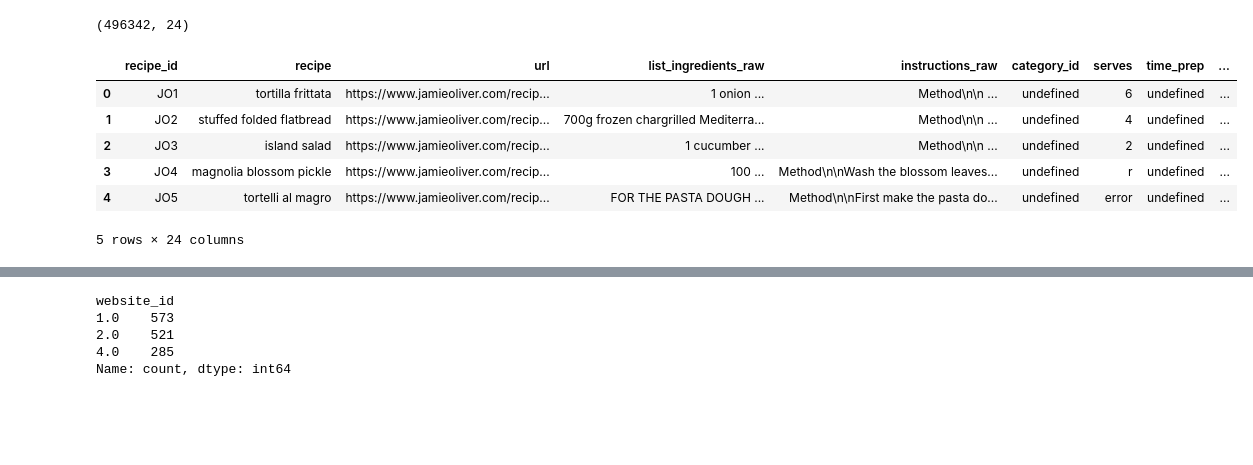
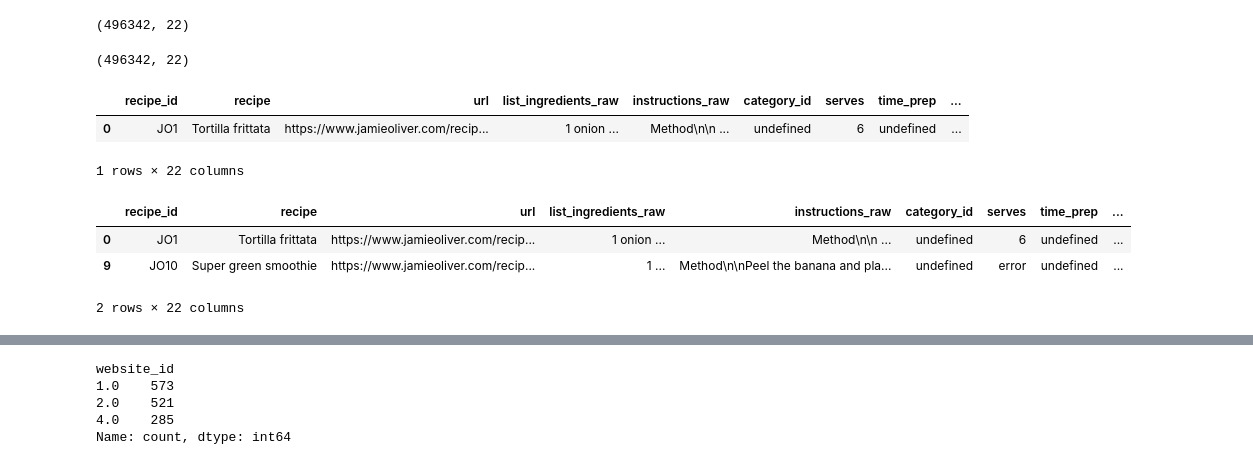
Before and after one commit to Pollybs/machine_learning_recommender, a Jupyter notebook: recommender_nlp.ipynb, the cells around one changed output, grey strips where cells are left out. Cells and saved outputs as stored; diff of their text form; code cells hidden in the pictures; blank space fills up the shorter version.

```diff
--- a/recommender_nlp.ipynb
+++ b/recommender_nlp.ipynb
@@ -14,3 +67,2 @@ from sklearn.metrics.pairwise import cosine_similarity
 # %%
-df = pd.read_csv("ALL_RECIPES.csv", index_col=0)
-#df2 = pd.read_csv("ALL_RECIPES.csv", index_col=0)
+df = pd.read_csv("ALL_RECIPES.csv")
@@ -78,4 +84,4 @@ def custom_sort_key(x):
     else:
         return (1, x)
 
-df_sorted = df.iloc[df['recipe_id'].apply(custom_sort_key).argsort()]
+df = df.iloc[df['recipe_id'].apply(custom_sort_key).argsort()]
@@ -82,4 +92,4 @@ df_sorted = df.iloc[df['recipe_id'].apply(custom_sort_key).argsort()]
 # %%
-df_sorted.shape
+df.shape
 # %% [output]
-(496342, 24)
+(496342, 22)
@@ -86,3 +99,18 @@ df_sorted.shape
+# %%
+df.shape
+# %% [output]
+(496342, 22)
+# %%
+df.dropna(subset=['recipe'], inplace=True)
+df["website_id"].fillna("3")
+df.fillna("")
+df.head(1)
+# %% [output]
+|  | recipe_id | recipe | url | list_ingredients_raw | instructions_raw | category_id | serves | time_prep | ... |
+| 0 | JO1 | Tortilla frittata | https://www.jamieoliver.com/recip... | 1 onion ... | Method\n\n ... | undefined | 6 | undefined | ... |
+1 rows × 22 columns
+# %%
+df["recipe_id"] = df["recipe_id"].astype(str)
 # %%
 def combine_features(row):
     combined = ' '.join([
@@ -97,14 +125,11 @@ def combine_features(row):
     ])
     return combined
 
-df_sorted['combined_features'] = df_sorted.apply(combine_features, axis=1)
+df['combined_features'] = df.apply(combine_features, axis=1).str.lower()
 # %%
-df.head()
+df.head(2)
 # %% [output]
 |  | recipe_id | recipe | url | list_ingredients_raw | instructions_raw | category_id | serves | time_prep | ... |
-| 0 | JO1 | tortilla frittata | https://www.jamieoliver.com/recip... | 1 onion ... | Method\n\n ... | undefined | 6 | undefined | ... |
-| 1 | JO2 | stuffed folded flatbread | https://www.jamieoliver.com/recip... | 700g frozen chargrilled Mediterra... | Method\n\n ... | undefined | 4 | undefined | ... |
-| 2 | JO3 | island salad | https://www.jamieoliver.com/recip... | 1 cucumber ... | Method\n\n ... | undefined | 2 | undefined | ... |
-| 3 | JO4 | magnolia blossom pickle | https://www.jamieoliver.com/recip... | 100 ... | Method\n\nWash the blossom leaves... | undefined | r | undefined | ... |
-| 4 | JO5 | tortelli al magro | https://www.jamieoliver.com/recip... | FOR THE PASTA DOUGH ... | Method\n\nFirst make the pasta do... | undefined | error | undefined | ... |
+| 0 | JO1 | Tortilla frittata | https://www.jamieoliver.com/recip... | 1 onion ... | Method\n\n ... | undefined | 6 | undefined | ... |
+| 9 | JO10 | Super green smoothie | https://www.jamieoliver.com/recip... | 1 ... | Method\n\nPeel the banana and pla... | undefined | error | undefined | ... |
-5 rows × 24 columns
+2 rows × 22 columns
```
Also changed, not shown: parts of 59 cells of this notebook.
